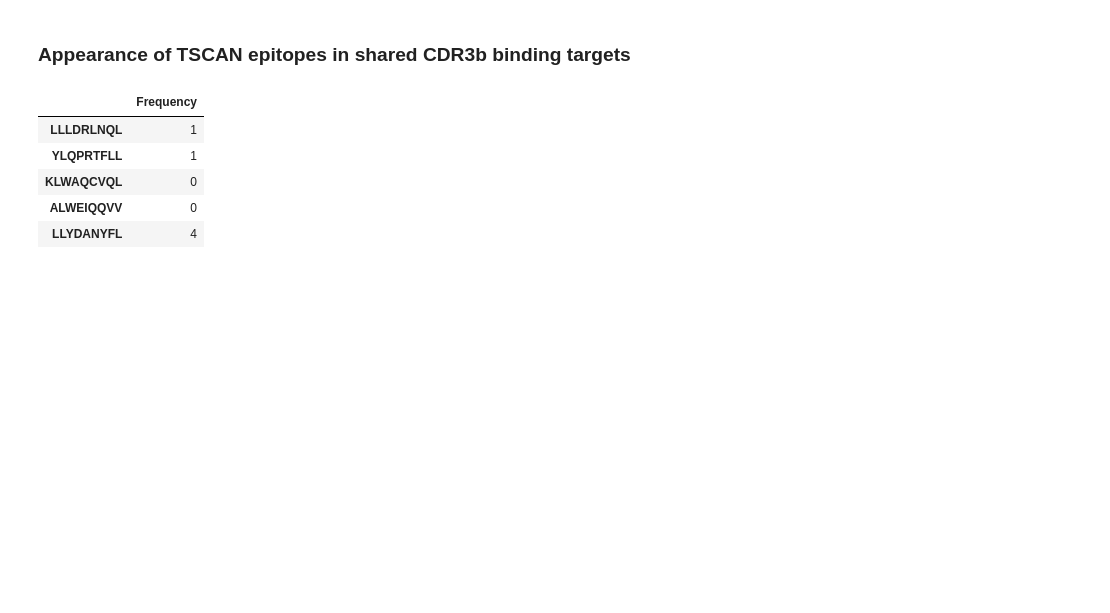
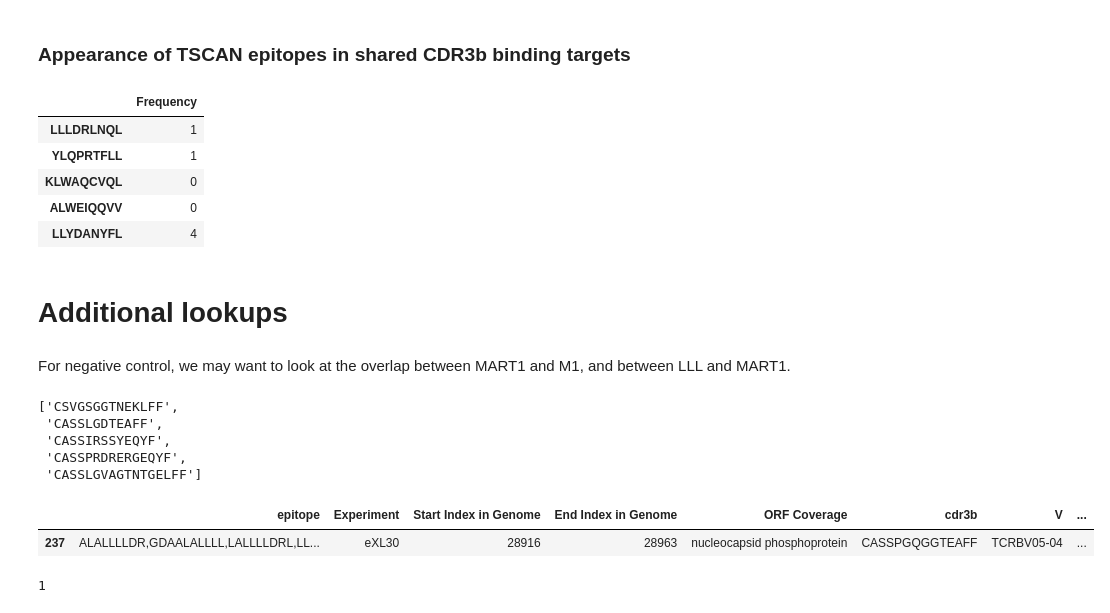
Before and after one commit to GaryWang7/COVID19_Cross_Reference, a Jupyter notebook: COVID_Cross_Reference.ipynb, the cells around one changed output. Drawn from its saved outputs; the diff is of its cells as text; code cells hidden in the pictures; blank space fills up the shorter version.

Commit message:
Updated search for M1 and MART1

```diff
--- a/COVID_Cross_Reference.ipynb
+++ b/COVID_Cross_Reference.ipynb
@@ -430,3 +437,7 @@ pd.DataFrame(search_TSCAN(MART1_Common,TSCAN_epitope),columns = ['Frequency'],in
 | KLWAQCVQL | 0 |
 | ALWEIQQVV | 0 |
 | LLYDANYFL | 4 |
+# %% [markdown]
+# Additional lookups
+# %% [markdown]
+For negative control, we may want to look at the overlap between MART1 and M1, and between LLL and MART1.
@@ -432,0 +446,22 @@ pd.DataFrame(search_TSCAN(MART1_Common,TSCAN_epitope),columns = ['Frequency'],in
+# %%
+M1_MART1_Common
+# %% [output]
+['CSVGSGGTNEKLFF',
+ 'CASSLGDTEAFF',
+ 'CASSIRSSYEQYF',
+ 'CASSPRDRERGEQYF',
+ 'CASSLGVAGTNTGELFF']
+# %%
+MART1_Common = pd.DataFrame(columns=MIRA_data.columns.values.tolist())
+for index, row in MIRA_data.iterrows():
+    if row['cdr3b'] in MART1_cdr3b['cdr3b'].values:
+        MART1_Common = MART1_Common.append(row, ignore_index=True)
+# %%
+MART1_Common[MART1_Common['epitope'].str.contains('LLLDRLNQL') == True]
+# %% [output]
+|  | epitope | Experiment | Start Index in Genome | End Index in Genome | ORF Coverage | cdr3b | V | ... |
+| 237 | ALALLLLDR,GDAALALLLL,LALLLLDRL,LL... | eXL30 | 28916 | 28963 | nucleocapsid phosphoprotein | CASSPGQGGTEAFF | TCRBV05-04 | ... |
+# %%
+MART1_Common[MART1_Common['epitope'].str.contains('LLLDRLNQL') == True].shape[0]
+# %% [output]
+1
```
Also changed, not shown: parts of 10 cells of this notebook, 14 other files.
